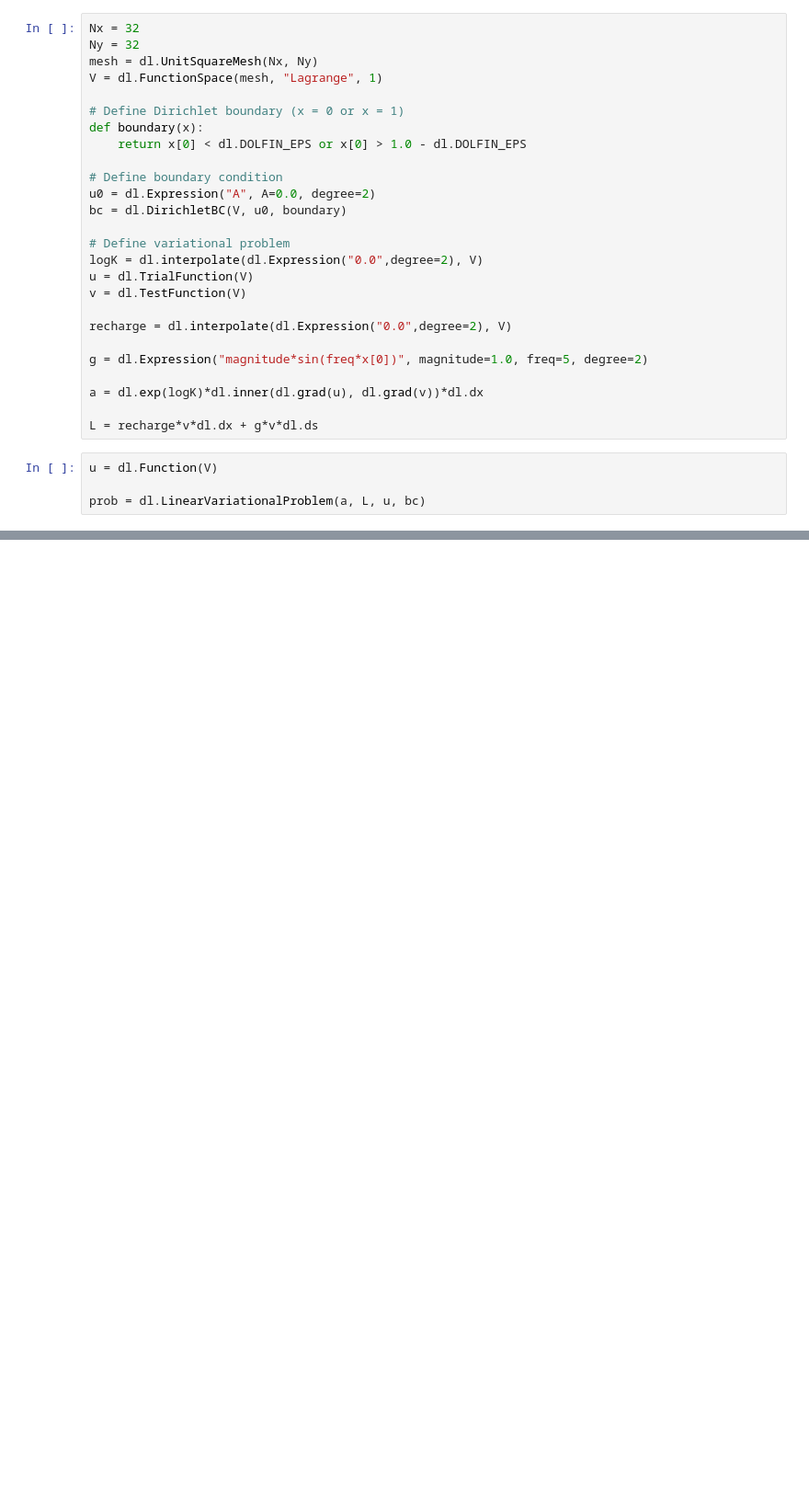
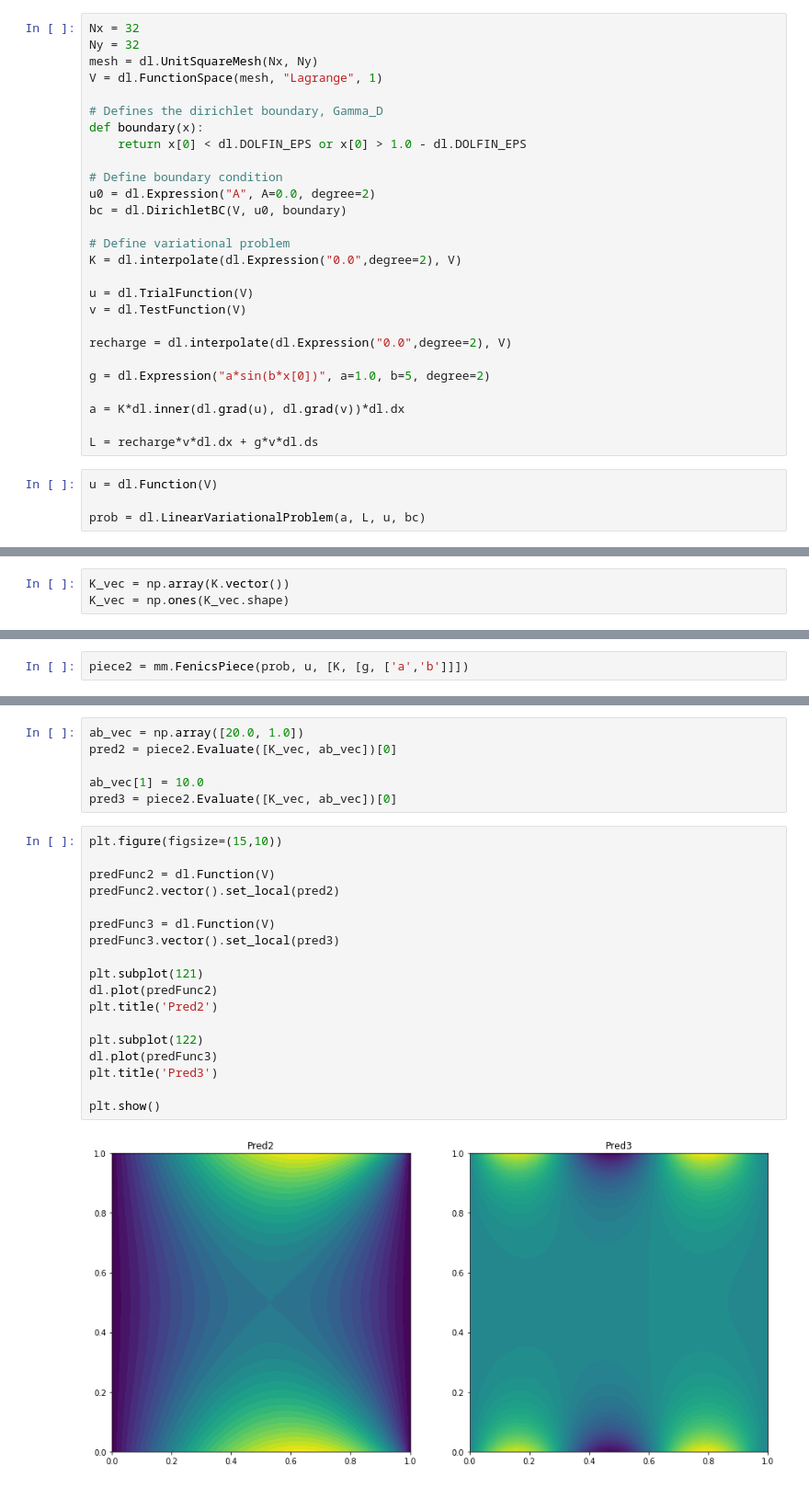
Before and after one commit to sebwolf-de/MUQ, a Jupyter notebook: examples/Modeling/FenicsPiece/EvaluationTest.ipynb, the cells around one changed output, grey strips where cells are left out. Shown: that part at 92% size. Cells and saved outputs as stored; diff of their text form; blank space fills up the shorter version.

Commit message:
Added more description to initial Fenics WorkPiece example.

```diff
--- a/examples/Modeling/FenicsPiece/EvaluationTest.ipynb
+++ b/examples/Modeling/FenicsPiece/EvaluationTest.ipynb
@@ -31,7 +48,7 @@ Ny = 32
 mesh = dl.UnitSquareMesh(Nx, Ny)
 V = dl.FunctionSpace(mesh, "Lagrange", 1)
 
-# Define Dirichlet boundary (x = 0 or x = 1)
+# Defines the dirichlet boundary, Gamma_D
 def boundary(x):
     return x[0] < dl.DOLFIN_EPS or x[0] > 1.0 - dl.DOLFIN_EPS
 
@@ -40,15 +57,16 @@ u0 = dl.Expression("A", A=0.0, degree=2)
 bc = dl.DirichletBC(V, u0, boundary)
 
 # Define variational problem
-logK = dl.interpolate(dl.Expression("0.0",degree=2), V)
+K = dl.interpolate(dl.Expression("0.0",degree=2), V)
+
 u = dl.TrialFunction(V)
 v = dl.TestFunction(V)
 
 recharge = dl.interpolate(dl.Expression("0.0",degree=2), V)
 
-g = dl.Expression("magnitude*sin(freq*x[0])", magnitude=1.0, freq=5, degree=2)
+g = dl.Expression("a*sin(b*x[0])", a=1.0, b=5, degree=2)
 
-a = dl.exp(logK)*dl.inner(dl.grad(u), dl.grad(v))*dl.dx
+a = K*dl.inner(dl.grad(u), dl.grad(v))*dl.dx
 
 L = recharge*v*dl.dx + g*v*dl.ds
 # %%
@@ -76,0 +85,3 @@ pred = outputList[0]
+# %%
+K_vec = np.array(K.vector())
+K_vec = np.ones(K_vec.shape)
@@ -97,0 +130,2 @@ plt.show()
+# %%
+piece2 = mm.FenicsPiece(prob, u, [K, [g, ['a','b']]])
@@ -97,0 +135,26 @@ plt.show()
+# %%
+ab_vec = np.array([20.0, 1.0])
+pred2 = piece2.Evaluate([K_vec, ab_vec])[0]
+
+ab_vec[1] = 10.0
+pred3 = piece2.Evaluate([K_vec, ab_vec])[0]
+# %%
+plt.figure(figsize=(15,10))
+
+predFunc2 = dl.Function(V)
+predFunc2.vector().set_local(pred2)
+
+predFunc3 = dl.Function(V)
+predFunc3.vector().set_local(pred3)
+
+plt.subplot(121)
+dl.plot(predFunc2)
+plt.title('Pred2')
+
+plt.subplot(122)
+dl.plot(predFunc3)
+plt.title('Pred3')
+
+plt.show()
+# %% [output]
+[figure, added]
```
Also changed, not shown: parts of 20 cells of this notebook.
